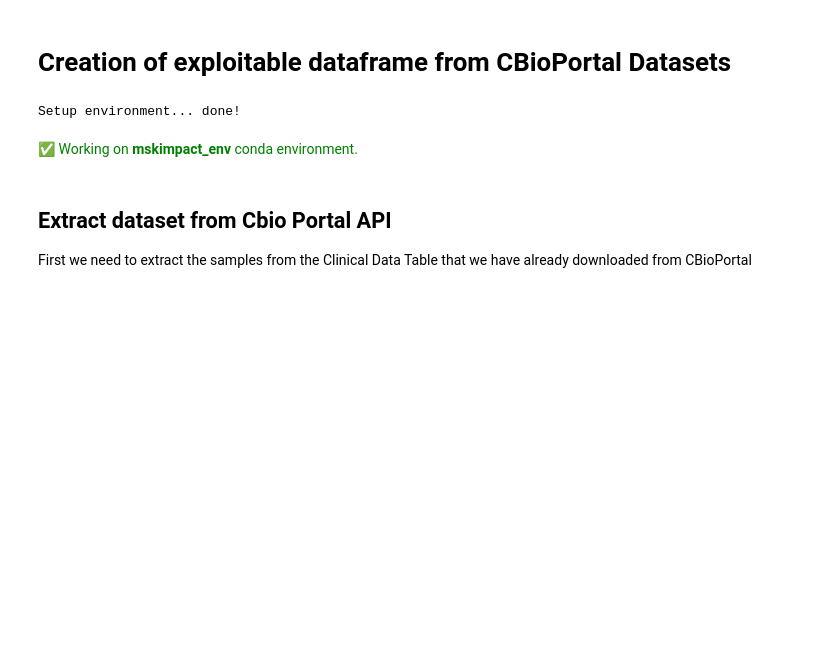
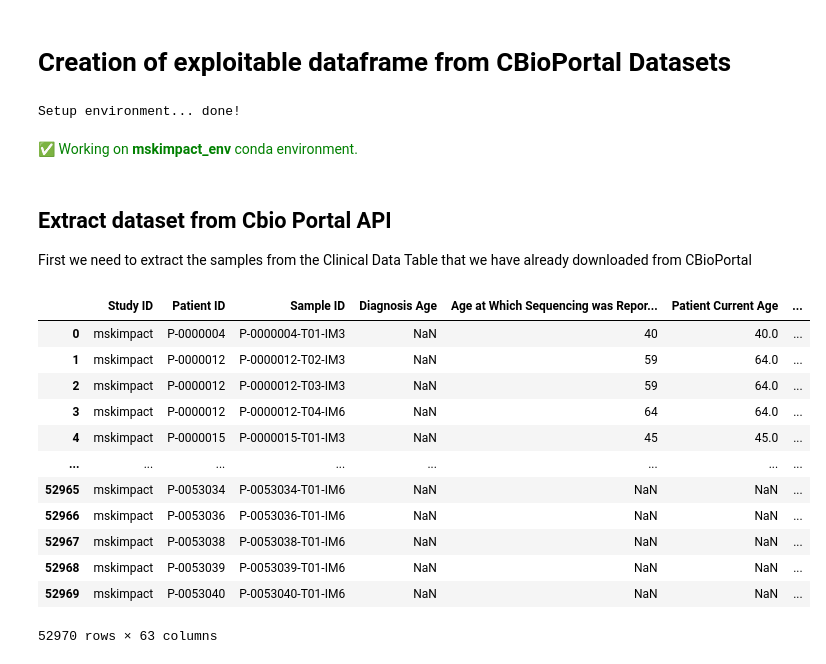
Before and after one commit to emilecohen/mskimpact_tp53_exploration, a Jupyter notebook: analysis/API_calls/cbioportal_mutations.ipynb, the cells around one changed output. Drawn from its saved outputs; the diff is of its cells as text; code cells hidden in the pictures; blank space fills up the shorter version.

```diff
--- a/analysis/API_calls/cbioportal_mutations.ipynb
+++ b/analysis/API_calls/cbioportal_mutations.ipynb
@@ -28,6 +28,21 @@ Setup environment... done!
 First we need to extract the samples from the Clinical Data Table that we have already downloaded from CBioPortal
 # %%
 samples = pd.read_csv(data_path + 'cbioportal/raw/mskimpact_clinical_data-2.tsv', sep= '\t')
+samples
+# %% [output]
+|  | Study ID | Patient ID | Sample ID | Diagnosis Age | Age at Which Sequencing was Repor... | Patient Current Age | ... |
+| 0 | mskimpact | P-0000004 | P-0000004-T01-IM3 | NaN | 40 | 40.0 | ... |
+| 1 | mskimpact | P-0000012 | P-0000012-T02-IM3 | NaN | 59 | 64.0 | ... |
+| 2 | mskimpact | P-0000012 | P-0000012-T03-IM3 | NaN | 59 | 64.0 | ... |
+| 3 | mskimpact | P-0000012 | P-0000012-T04-IM6 | NaN | 64 | 64.0 | ... |
+| 4 | mskimpact | P-0000015 | P-0000015-T01-IM3 | NaN | 45 | 45.0 | ... |
+| ... | ... | ... | ... | ... | ... | ... | ... |
+| 52965 | mskimpact | P-0053034 | P-0053034-T01-IM6 | NaN | NaN | NaN | ... |
+| 52966 | mskimpact | P-0053036 | P-0053036-T01-IM6 | NaN | NaN | NaN | ... |
+| 52967 | mskimpact | P-0053038 | P-0053038-T01-IM6 | NaN | NaN | NaN | ... |
+| 52968 | mskimpact | P-0053039 | P-0053039-T01-IM6 | NaN | NaN | NaN | ... |
+| 52969 | mskimpact | P-0053040 | P-0053040-T01-IM6 | NaN | NaN | NaN | ... |
+52970 rows × 63 columns
 # %%
 %%time
 
```
Also changed, not shown: parts of 9 cells of this notebook, 6 other files.
